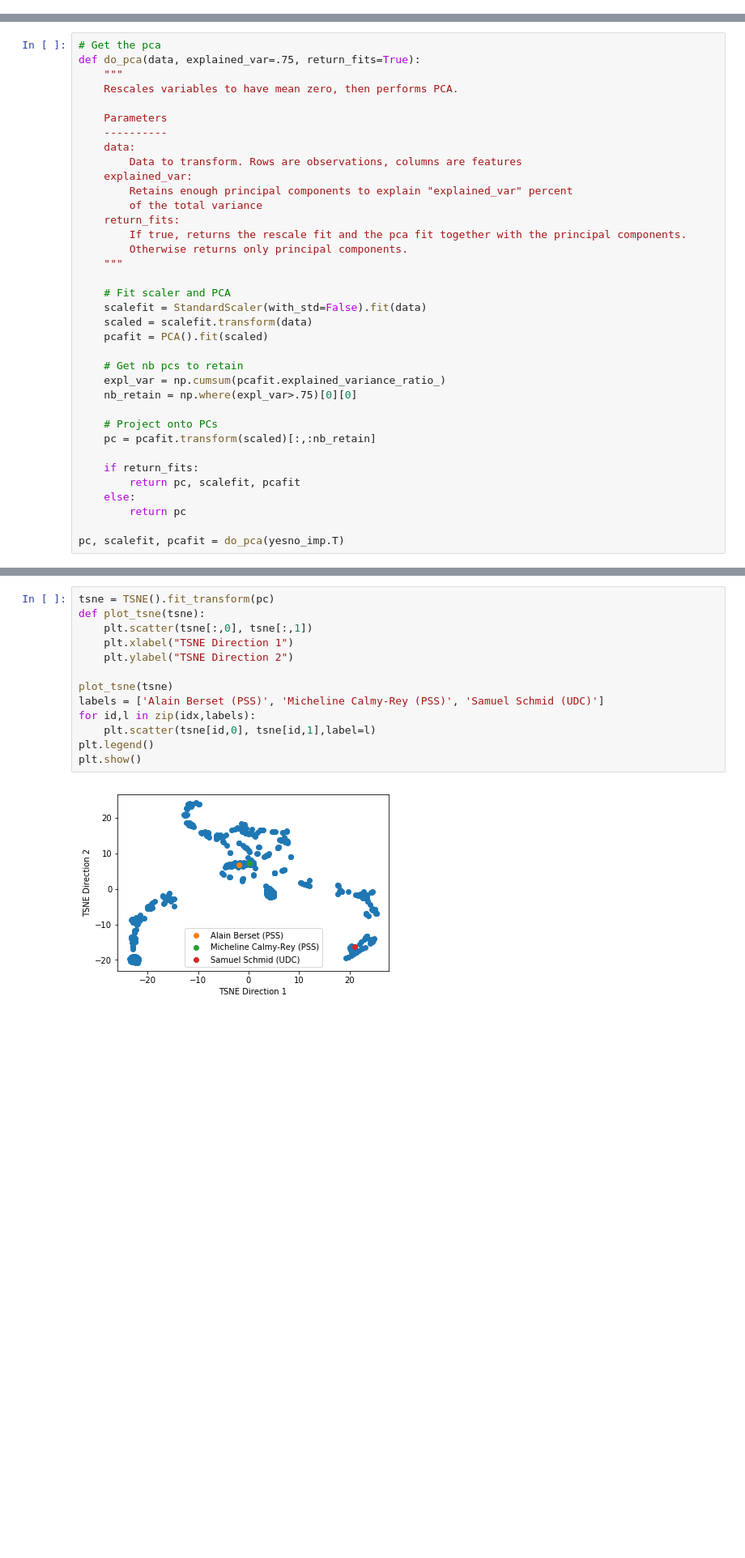
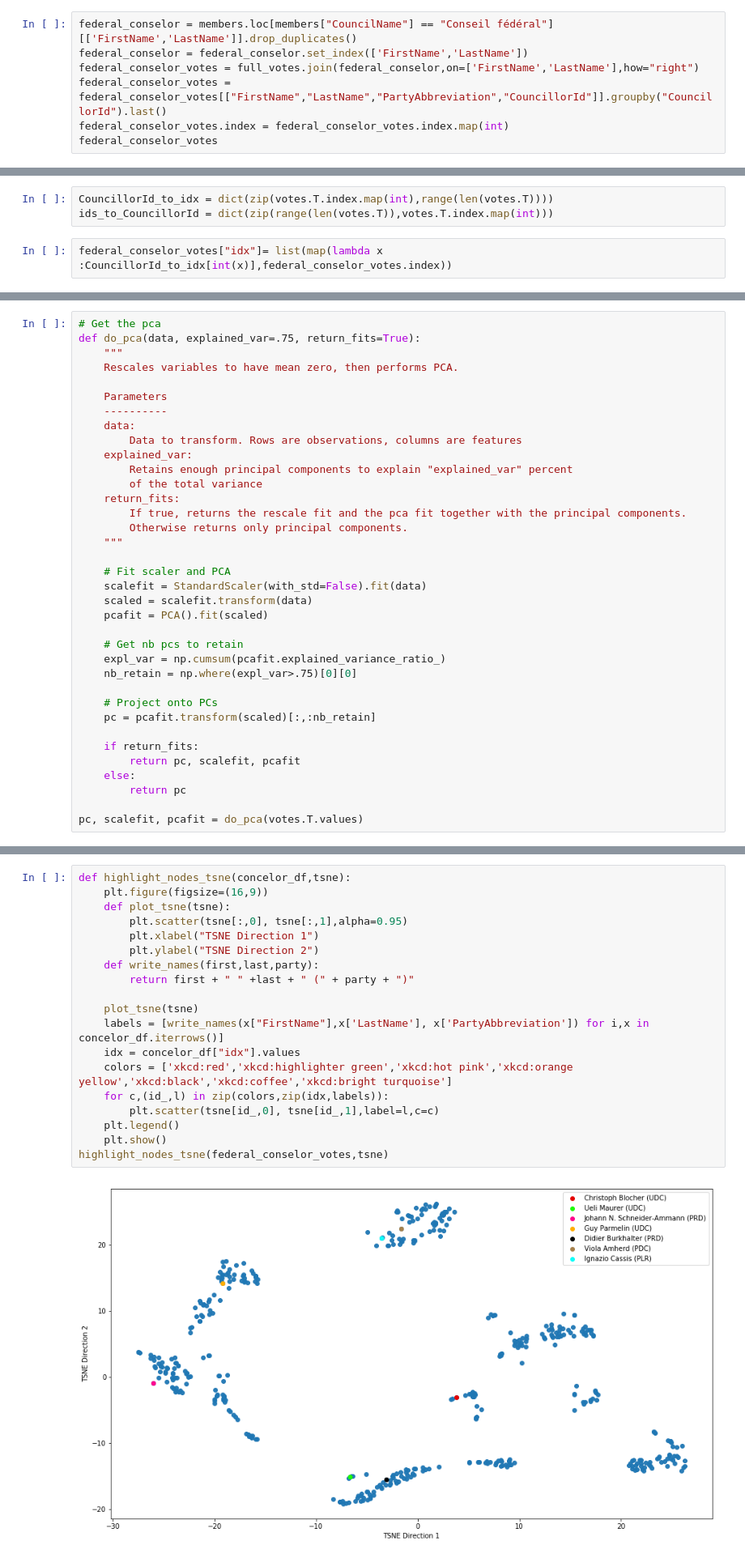
Before and after one commit to guarin/voting_behavior_analysis, a Jupyter notebook: src/Part_3.ipynb, the cells around one changed output, grey strips where cells are left out. Shown at 81% size. Drawn from its saved outputs; the diff is of its cells as text; blank space fills up the shorter version.

```diff
--- a/src/Part_3.ipynb
+++ b/src/Part_3.ipynb
@@ -100,0 +38,7 @@ members[members.index.isin(federal_conselor_id)]
+# %%
+federal_conselor = members.loc[members["CouncilName"] == "Conseil fédéral"][['FirstName','LastName']].drop_duplicates()
+federal_conselor = federal_conselor.set_index(['FirstName','LastName'])
+federal_conselor_votes = full_votes.join(federal_conselor,on=['FirstName','LastName'],how="right")
+federal_conselor_votes = federal_conselor_votes[["FirstName","LastName","PartyAbbreviation","CouncillorId"]].groupby("CouncillorId").last()
+federal_conselor_votes.index = federal_conselor_votes.index.map(int)
+federal_conselor_votes
@@ -109,0 +59,5 @@ members[members.index.isin(list(federal_conselor_df.index.values))]
+# %%
+CouncillorId_to_idx = dict(zip(votes.T.index.map(int),range(len(votes.T))))
+ids_to_CouncillorId = dict(zip(range(len(votes.T)),votes.T.index.map(int)))
+# %%
+federal_conselor_votes["idx"]= list(map(lambda x :CouncillorId_to_idx[int(x)],federal_conselor_votes.index))
@@ -142,4 +98,4 @@ def do_pca(data, explained_var=.75, return_fits=True):
     else:
         return pc
 
-pc, scalefit, pcafit = do_pca(yesno_imp.T)
+pc, scalefit, pcafit = do_pca(votes.T.values)
@@ -146,16 +106,22 @@ pc, scalefit, pcafit = do_pca(yesno_imp.T)
 # %%
-tsne = TSNE().fit_transform(pc)
-def plot_tsne(tsne):
-    plt.scatter(tsne[:,0], tsne[:,1])
-    plt.xlabel("TSNE Direction 1")
-    plt.ylabel("TSNE Direction 2")
+def highlight_nodes_tsne(concelor_df,tsne):
+    plt.figure(figsize=(16,9))
+    def plot_tsne(tsne):
+        plt.scatter(tsne[:,0], tsne[:,1],alpha=0.95)
+        plt.xlabel("TSNE Direction 1")
+        plt.ylabel("TSNE Direction 2")
+    def write_names(first,last,party):
+        return first + " " +last + " (" + party + ")"
 
-plot_tsne(tsne)
-labels = ['Alain Berset (PSS)', 'Micheline Calmy-Rey (PSS)', 'Samuel Schmid (UDC)']
-for id,l in zip(idx,labels):
-    plt.scatter(tsne[id,0], tsne[id,1],label=l)
-plt.legend()
-plt.show()
+    plot_tsne(tsne)
+    labels = [write_names(x["FirstName"],x['LastName'], x['PartyAbbreviation']) for i,x in concelor_df.iterrows()]
+    idx = concelor_df["idx"].values
+    colors = ['xkcd:red','xkcd:highlighter green','xkcd:hot pink','xkcd:orange yellow','xkcd:black','xkcd:coffee','xkcd:bright turquoise']
+    for c,(id_,l) in zip(colors,zip(idx,labels)):
+        plt.scatter(tsne[id_,0], tsne[id_,1],label=l,c=c)
+    plt.legend()
+    plt.show()
+highlight_nodes_tsne(federal_conselor_votes,tsne)
 # %% [output]
-[figure, old version]
+[figure, new version]
 # %% [markdown]
```
Also changed, not shown: parts of 54 cells of this notebook.
